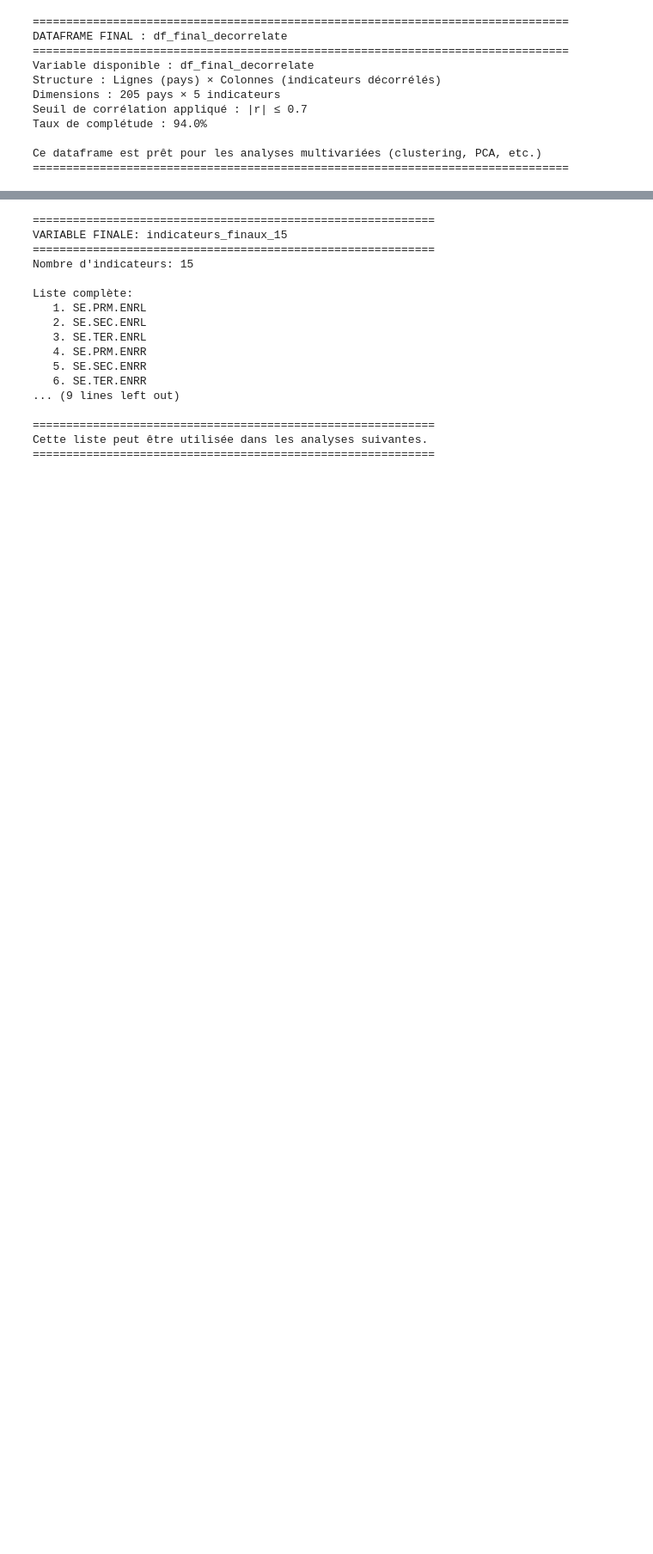
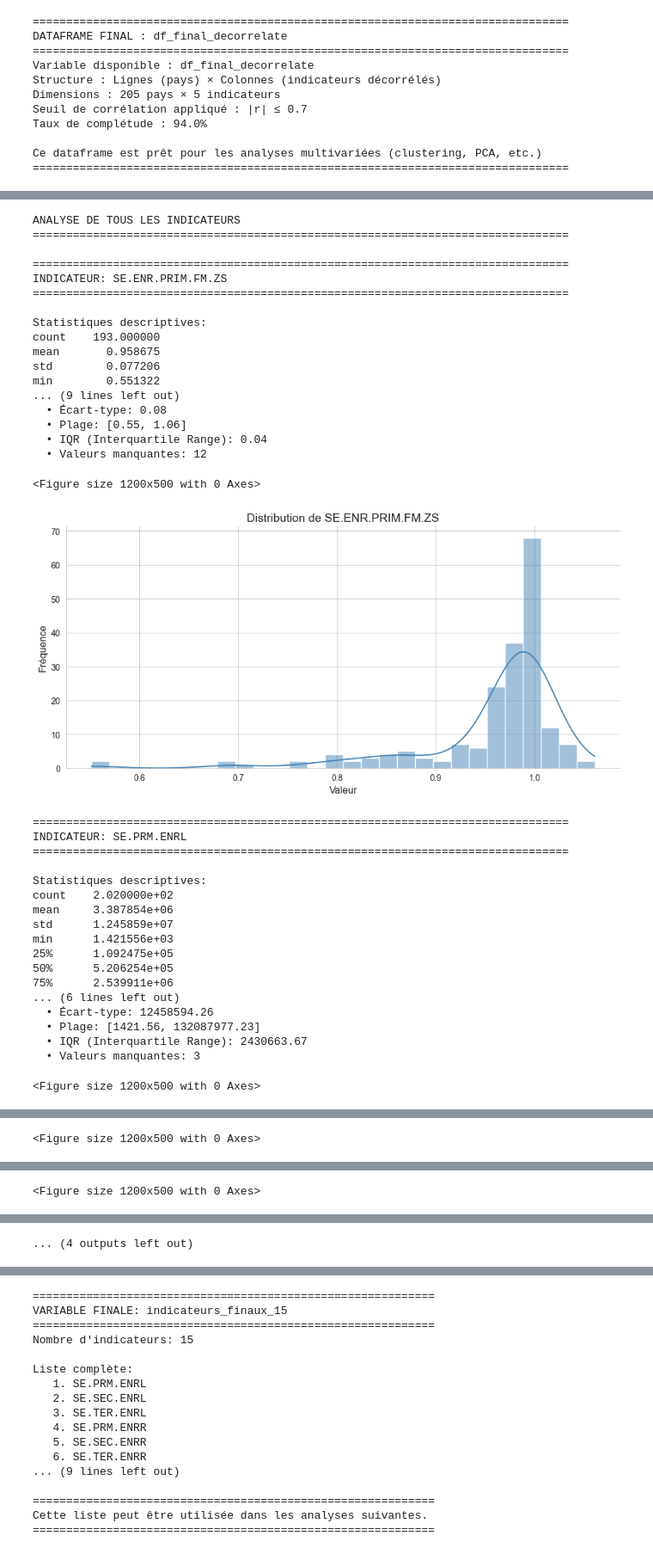
Before and after one commit to ThomasGrim/Data, a Jupyter notebook: P2/analyse.ipynb, the cells around one changed output, grey strips where cells are left out. Shown at 86% size. Saved outputs shown, nothing was run; the diff lists cells and outputs as text; code cells hidden in the pictures; blank space fills up the shorter version.

```diff
--- a/P2/analyse.ipynb
+++ b/P2/analyse.ipynb
@@ -2713,0 +2847,52 @@ Ce dataframe est prêt pour les analyses multivariées (clustering, PCA, etc.)
+# %%
+# 3) Application de la fonction à tous les indicateurs (boucle for)
+# Stocker les statistiques pour analyse ultérieure
+stats_tous_indicateurs = {}
+
+print("ANALYSE DE TOUS LES INDICATEURS")
+print("="*80)
+
+for indicateur in df_final_decorrelate.columns:
+    stats_dict = analyser_indicateur(df_final_decorrelate, indicateur, afficher_graphique=True)
+    stats_tous_indicateurs[indicateur] = stats_dict
+    print("\n")  # Espacement entre les indicateurs
+
+print(f"\nAnalyse terminée pour {len(stats_tous_indicateurs)} indicateurs")
+# %% [output]
+ANALYSE DE TOUS LES INDICATEURS
+================================================================================
+
+================================================================================
+INDICATEUR: SE.ENR.PRIM.FM.ZS
+================================================================================
+
+Statistiques descriptives:
+count    193.000000
+mean       0.958675
+std        0.077206
+min        0.551322
+... (9 lines left out)
+  • Écart-type: 0.08
+  • Plage: [0.55, 1.06]
+  • IQR (Interquartile Range): 0.04
+  • Valeurs manquantes: 12
+<Figure size 1200x500 with 0 Axes>
+[figure, added]
+================================================================================
+INDICATEUR: SE.PRM.ENRL
+================================================================================
+
+Statistiques descriptives:
+count    2.020000e+02
+mean     3.387854e+06
+std      1.245859e+07
+min      1.421556e+03
+25%      1.092475e+05
+50%      5.206254e+05
+75%      2.539911e+06
+... (6 lines left out)
+  • Écart-type: 12458594.26
+  • Plage: [1421.56, 132087977.23]
+  • IQR (Interquartile Range): 2430663.67
+  • Valeurs manquantes: 3
+<Figure size 1200x500 with 0 Axes>
@@ -2713,0 +2917 @@ Ce dataframe est prêt pour les analyses multivariées (clustering, PCA, etc.)
+<Figure size 1200x500 with 0 Axes>
@@ -2713,0 +2936 @@ Ce dataframe est prêt pour les analyses multivariées (clustering, PCA, etc.)
+<Figure size 1200x500 with 0 Axes>
@@ -2713,0 +2938 @@ Ce dataframe est prêt pour les analyses multivariées (clustering, PCA, etc.)
+... (4 outputs left out)
```
Also changed, not shown: parts of 13 cells of this notebook.
